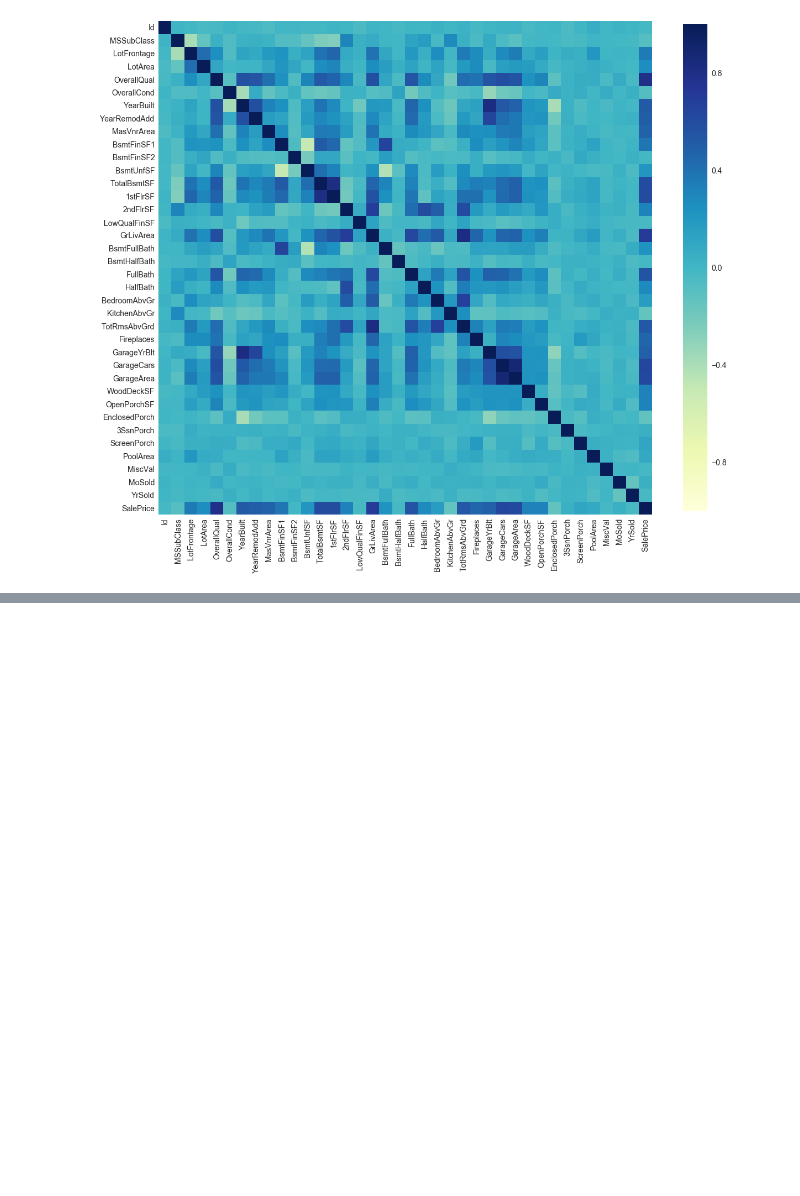
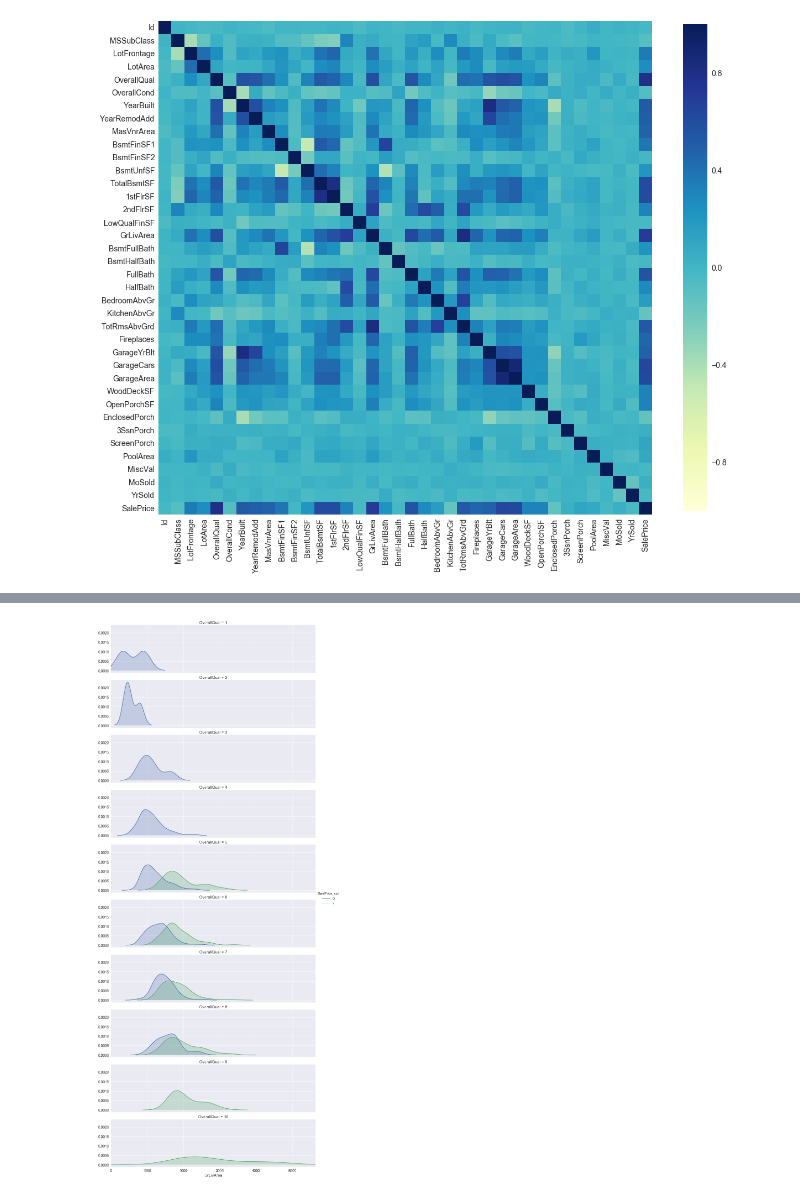
Before and after one commit to ppontryagin/kaggle_team_kernels, a Jupyter notebook: House_Prices_Advanced_Regression_Techniques.ipynb, the cells around one changed output, grey strips where cells are left out. Cells and saved outputs as stored; diff of their text form; code cells hidden in the pictures; blank space fills up the shorter version.

Commit message:
added kde plots

```diff
--- a/House_Prices_Advanced_Regression_Techniques.ipynb
+++ b/House_Prices_Advanced_Regression_Techniques.ipynb
@@ -44,3 +49,26 @@ import matplotlib.pyplot as plt
+# %%
+#### Correlation heat map
+def plot_correlation_map( df ):
+    corr = train_data.corr()
+    _ , ax = plt.subplots( figsize =( 20 , 18 ) )
+    #cmap = sns.diverging_palette( 250 , 255, as_cmap = True )
+    _ = sns.heatmap(
+        corr,
+        cmap="YlGnBu",
+        square=True,
+        cbar_kws={ 'shrink' : .9 },
+        ax=ax,
+        annot = False
+    )
+
+
+def plot_distribution(df, var, target, **kwargs):
+    row = kwargs.get('row', None)
+    col = kwargs.get('col', None )
+    facet = sns.FacetGrid(df, hue=target, aspect=4, row=row, col=col)
+    facet.map(sns.kdeplot, var, shade=True)
+    facet.set(xlim=(0, df[ var ].max()))
+    facet.add_legend()
 # %% [markdown]
 ### Read some house data
 # %%
@@ -158,0 +194,22 @@ have a good correlation with SalePrice.
+# %%
+categorized_sale_price = train_data
+# SalePrice_cat: SalePrice categorized
+def cat_sale_price(row):
+    # 180921.195890 is the mean of all the 'SalePrice' values
+    if row['SalePrice']>180921.195890:
+        return 1
+    else:
+        return 0
+
+
+categorized_sale_price = categorized_sale_price.dropna(subset=['GrLivArea', 'SalePrice_cat', 'OverallQual'])
+categorized_sale_price['SalePrice_cat'] = categorized_sale_price.apply(cat_sale_price, axis=1)
+
+# looking at the relationship between above ground living area and sale price.
+# What's happening here?
+# plot_distribution( dataframe , var = X_axis , target = CURVED_LINE , row = Each_Facet )
+# Each_Facet: Each of the below graphs correspond to a category value of 'OverallQual'.
+
+plot_distribution(categorized_sale_price, var='GrLivArea', target='SalePrice_cat', row='OverallQual')
+# %% [output]
+[figure, added]
```
Also changed, not shown: parts of 11 cells of this notebook.
